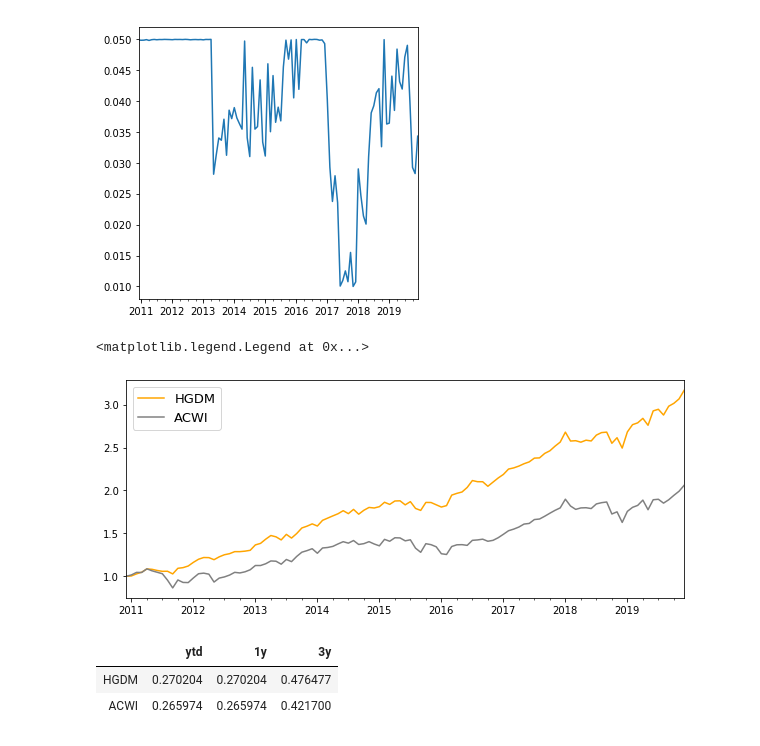
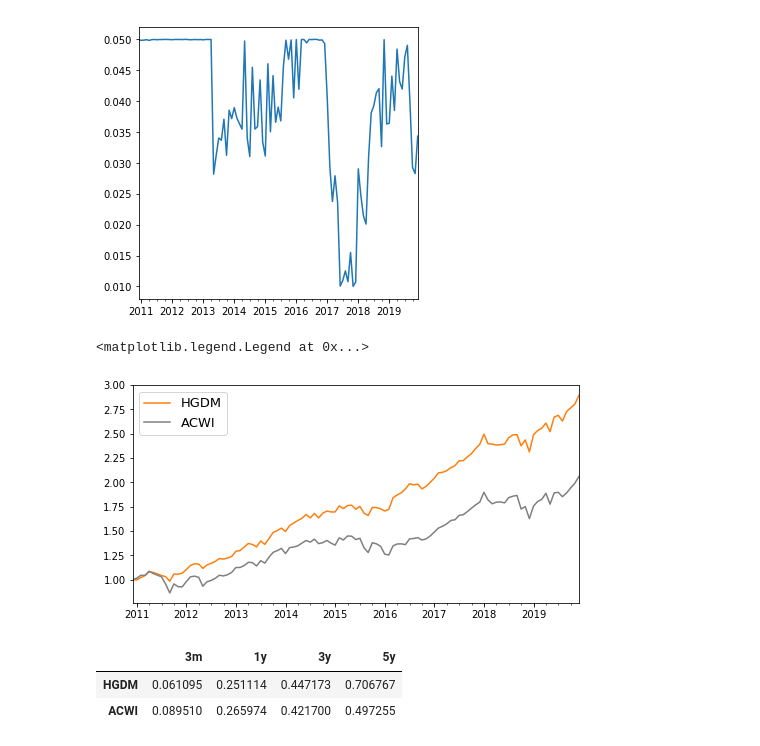
Before and after one commit to gem763/hw, a Jupyter notebook: 2020/global dvd emp 2020.02.04.ipynb, the cells around one changed output. Cells and saved outputs as stored; diff of their text form; code cells hidden in the pictures.

```diff
--- a/2020/global dvd emp 2020.02.04.ipynb
+++ b/2020/global dvd emp 2020.02.04.ipynb
@@ -518,10 +518,10 @@ stats.round(2)
 # %%
 df_bm_rtns = rtns['ACWI'].rolling(3).sum().loc[df_result.index]; df_bm_rtns;
 # %%
-UST = 'TLT'
+UST = ['TLT', 'SHY']
 # %%
 df_w_append = df_w.copy()
 for date, val in df_bm_rtns.items():
     if val<0:
         df_w_append.loc[date] *= 0.8
-        df_w_append.loc[date, UST] = 0.2
+        df_w_append.loc[date, UST] = 0.2 / len(UST)
@@ -586,11 +587,11 @@ df_result.te.plot(figsize=(5,5))
 # %%
 perf = np.exp(pd.DataFrame({'HGDM':cum_port2, 'ACWI':cum_bm}))
 # %%
-ax = perf.plot(figsize=(10,4), color=['orange','gray'])
+ax = perf.plot(figsize=(8,4), color=['tab:orange','tab:gray'])
 ax.legend(fontsize=13)
 # %% [output]
 <matplotlib.legend.Legend at 0x...>
-[figure, old version]
+[figure, new version]
 # %%
 ytd = perf.iloc[-1]/perf.loc['2018-12-31']-1
 r3m = perf.iloc[-1]/perf.iloc[-4]-1
@@ -599,6 +601,6 @@ r3y = perf.iloc[-1]/perf.iloc[-37]-1
 # %%
-pd.DataFrame({'ytd':ytd, '1y':r1y, '3y':r3y})
+pd.DataFrame({'3m':r3m, '1y':r1y, '3y':r3y, '5y':r5y})
 # %% [output]
-|  | ytd | 1y | 3y |
-| HGDM | 0.270204 | 0.270204 | 0.476477 |
-| ACWI | 0.265974 | 0.265974 | 0.421700 |
+|  | 3m | 1y | 3y | 5y |
+| HGDM | 0.061095 | 0.251114 | 0.447173 | 0.706767 |
+| ACWI | 0.089510 | 0.265974 | 0.421700 | 0.497255 |
```
Also changed, not shown: parts of 7 cells of this notebook, 3 other files.
